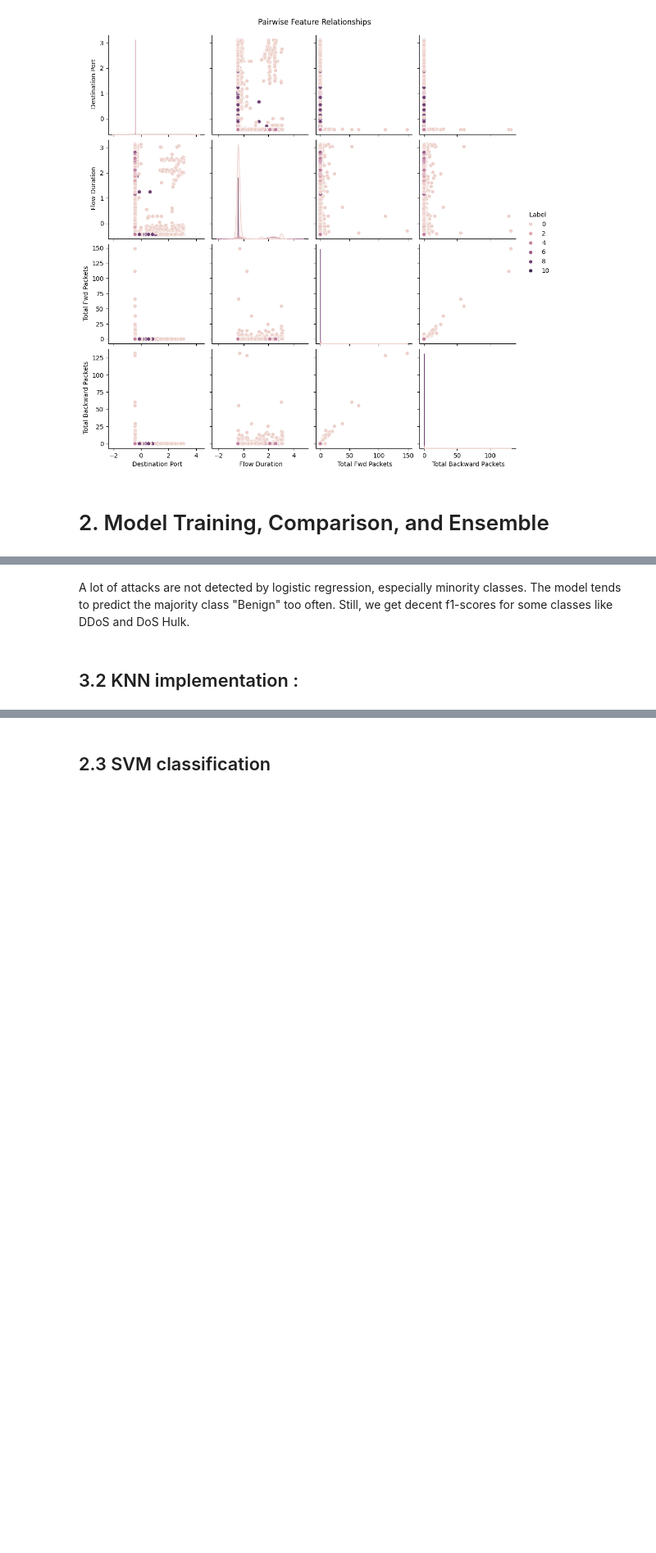
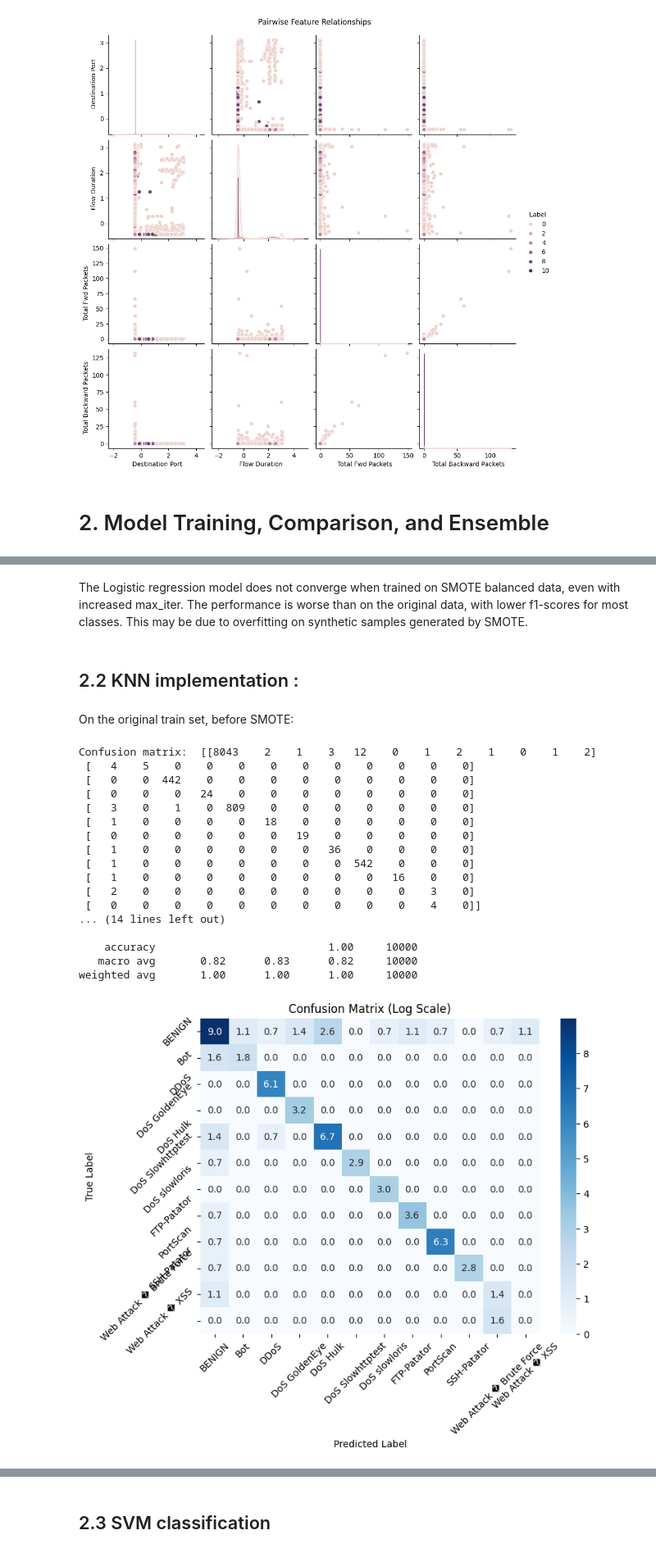
Before and after one commit to Arthur-Boutelier/machineLearningCybersecurity, a Jupyter notebook: machine_learning_project.ipynb, the cells around one changed output, grey strips where cells are left out. Shown at 82% size. Saved outputs shown, nothing was run; the diff lists cells and outputs as text; code cells hidden in the pictures; blank space fills up the shorter version.

```diff
--- a/machine_learning_project.ipynb
+++ b/machine_learning_project.ipynb
@@ -461,4 +496,44 @@ weighted avg       0.98      0.99      0.98     10000
 # %% [markdown]
-A lot of attacks are not detected by logistic regression, especially minority classes. The model tends to predict the majority class "Benign" too often. Still, we get decent f1-scores for some classes like DDoS and DoS Hulk.
+The Logistic regression model does not converge when trained on SMOTE balanced data, even with increased max_iter. The performance is worse than on the original data, with lower f1-scores for most classes. This may be due to overfitting on synthetic samples generated by SMOTE.
 # %% [markdown]
-## 3.2 KNN implementation :
+## 2.2 KNN implementation :
+# %% [markdown]
+On the original train set, before SMOTE:
+# %%
+knn = KNeighborsClassifier(n_neighbors=5, weights='distance')
+knn.fit(X_train, y_train)
+y_pred = knn.predict(X_test)
+conf_matrix = confusion_matrix(y_test, y_pred)
+print("Confusion matrix: ", conf_matrix)
+print(classification_report(y_test, y_pred))
+
+
+plt.figure(figsize=(8, 6))
+# Use log scale for better visualization when one class is very frequent
+conf_matrix_log = np.log1p(conf_matrix)  # log(1 + x) to handle zeros
+sns.heatmap(conf_matrix_log, annot=True, fmt='.1f', cmap='Blues')
+plt.title("Confusion Matrix (Log Scale)")
+plt.xlabel("Predicted Label")
+plt.xticks(ticks=np.arange(len(class_names))+0.5, labels=class_names, rotation=45)
+plt.ylabel("True Label")
+plt.yticks(ticks=np.arange(len(class_names))+0.5, labels=class_names, rotation=45)
+plt.show()
+# %% [output]
+Confusion matrix:  [[8043    2    1    3   12    0    1    2    1    0    1    2]
+ [   4    5    0    0    0    0    0    0    0    0    0    0]
+ [   0    0  442    0    0    0    0    0    0    0    0    0]
+ [   0    0    0   24    0    0    0    0    0    0    0    0]
+ [   3    0    1    0  809    0    0    0    0    0    0    0]
+ [   1    0    0    0    0   18    0    0    0    0    0    0]
+ [   0    0    0    0    0    0   19    0    0    0    0    0]
+ [   1    0    0    0    0    0    0   36    0    0    0    0]
+ [   1    0    0    0    0    0    0    0  542    0    0    0]
+ [   1    0    0    0    0    0    0    0    0   16    0    0]
+ [   2    0    0    0    0    0    0    0    0    0    3    0]
+ [   0    0    0    0    0    0    0    0    0    0    4    0]]
+... (14 lines left out)
+
+    accuracy                           1.00     10000
+   macro avg       0.82      0.83      0.82     10000
+weighted avg       1.00      1.00      1.00     10000
+[figure, added]
```
Also changed, not shown: parts of 44 cells of this notebook.
